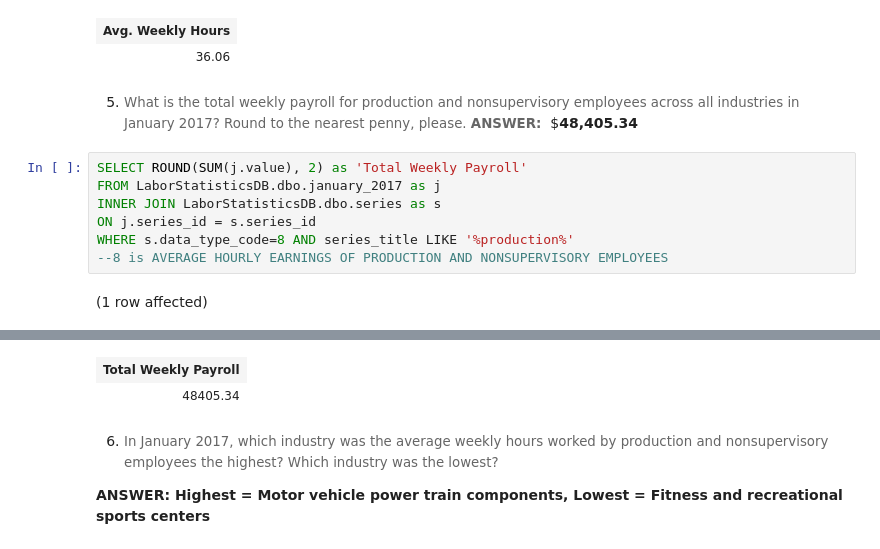
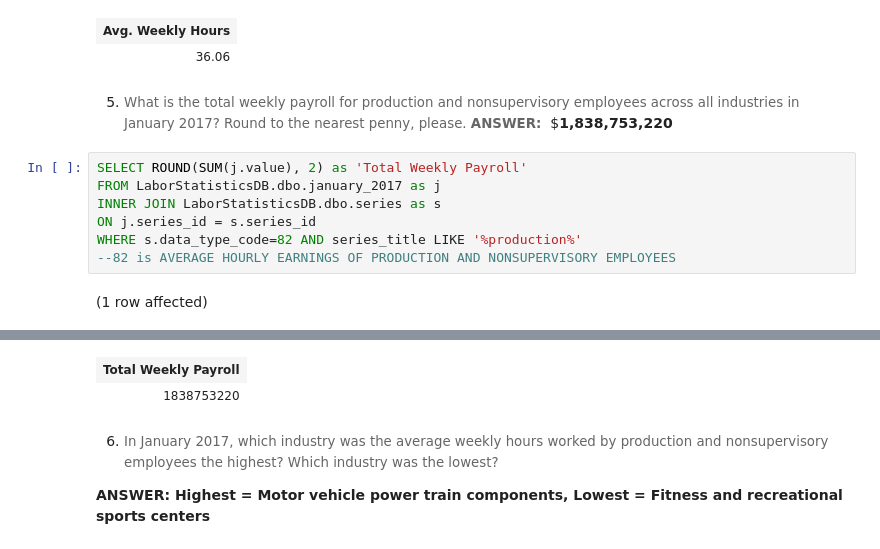
Before and after one commit to sclarksienki/Assignment3_9to5, a Jupyter notebook: 9to5.ipynb, the cells around one changed output, grey strips where cells are left out. Drawn from its saved outputs; the diff is of its cells as text.

```diff
--- a/9to5.ipynb
+++ b/9to5.ipynb
@@ -247,13 +249,13 @@ Total execution time: 00:00:00.064
 | Avg. Weekly Hours |
 | 36.06 |
 # %% [markdown]
-5. <span style="background-color: rgb(255, 255, 255); font-size: 10pt; white-space: pre-wrap; color: rgb(102, 102, 102); font-family: Arvo, serif;">What is the total weekly payroll for production and nonsupervisory employees across all industries in January 2017? Round to the nearest penny, please. <b>ANSWER: </b></span>  $<span style="font-size: 13.3333px; white-space: pre-wrap;"><b>48,405.34</b></span>
+5. <span style="background-color: rgb(255, 255, 255); font-size: 10pt; white-space: pre-wrap; color: rgb(102, 102, 102); font-family: Arvo, serif;">What is the total weekly payroll for production and nonsupervisory employees across all industries in January 2017? Round to the nearest penny, please. <b>ANSWER: </b></span>  $<span style="font-size: 13.3333px; white-space: pre-wrap;"><b>1,838,753,220</b></span>
 # %%
 SELECT ROUND(SUM(j.value), 2) as 'Total Weekly Payroll'
 FROM LaborStatisticsDB.dbo.january_2017 as j
 INNER JOIN LaborStatisticsDB.dbo.series as s
 ON j.series_id = s.series_id
-WHERE s.data_type_code=8 AND series_title LIKE '%production%'
---8 is AVERAGE HOURLY EARNINGS OF PRODUCTION AND NONSUPERVISORY EMPLOYEES
+WHERE s.data_type_code=82 AND series_title LIKE '%production%'
+--82 is AVERAGE HOURLY EARNINGS OF PRODUCTION AND NONSUPERVISORY EMPLOYEES
 # %% [output]
 (1 row affected)
@@ -261,5 +263,5 @@ Total execution time: 00:00:00.109
 | Total Weekly Payroll |
-| 48405.34 |
+| 1838753220 |
 # %% [markdown]
 6. <span style="background-color: rgb(255, 255, 255); font-size: 10pt; white-space: pre-wrap; color: rgb(102, 102, 102); font-family: Arvo, serif;">In January 2017, which industry was the average weekly hours worked by production and nonsupervisory employees the highest? Which industry was the lowest?</span>
 
```
Also changed, not shown: parts of 17 cells of this notebook.
